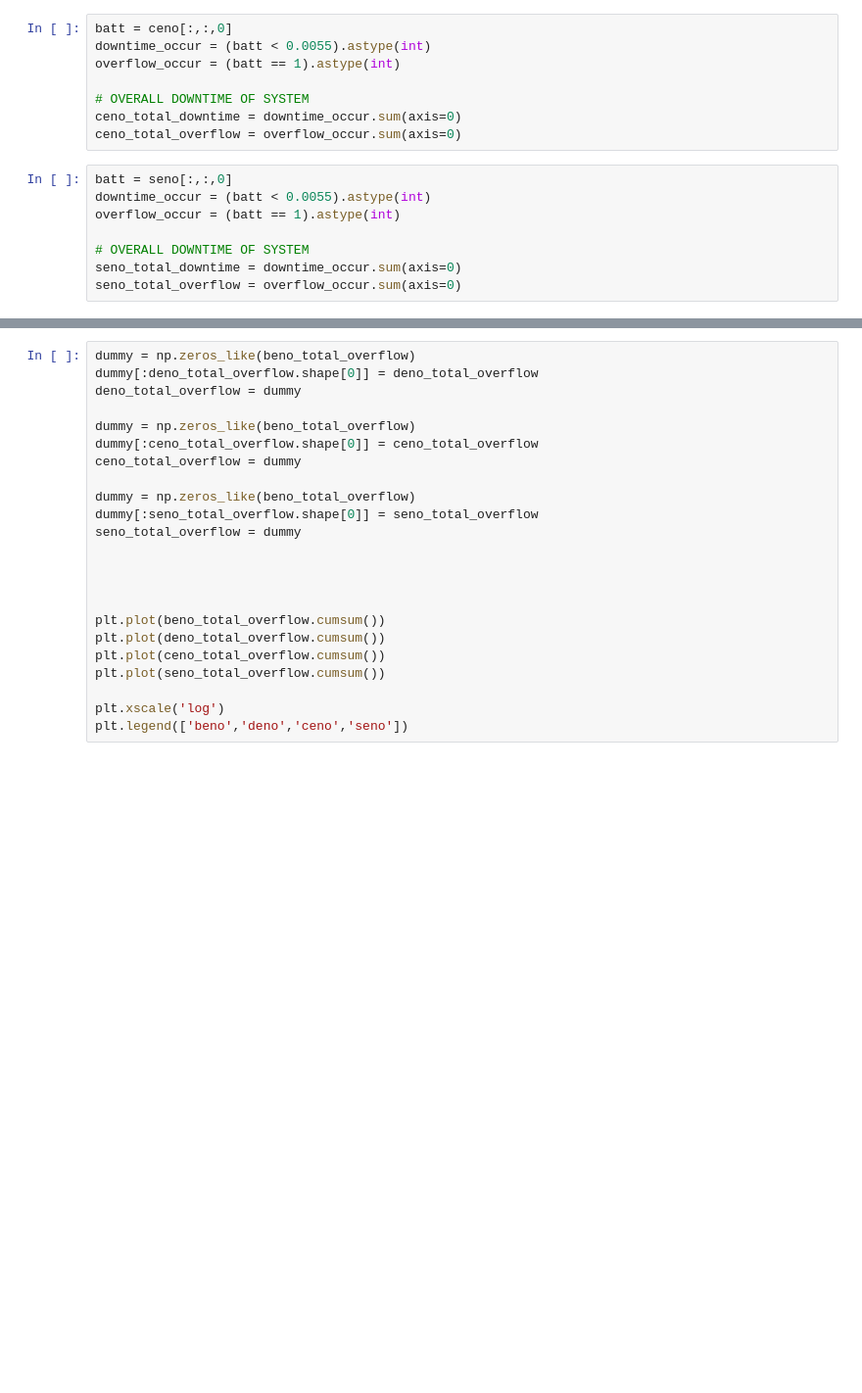
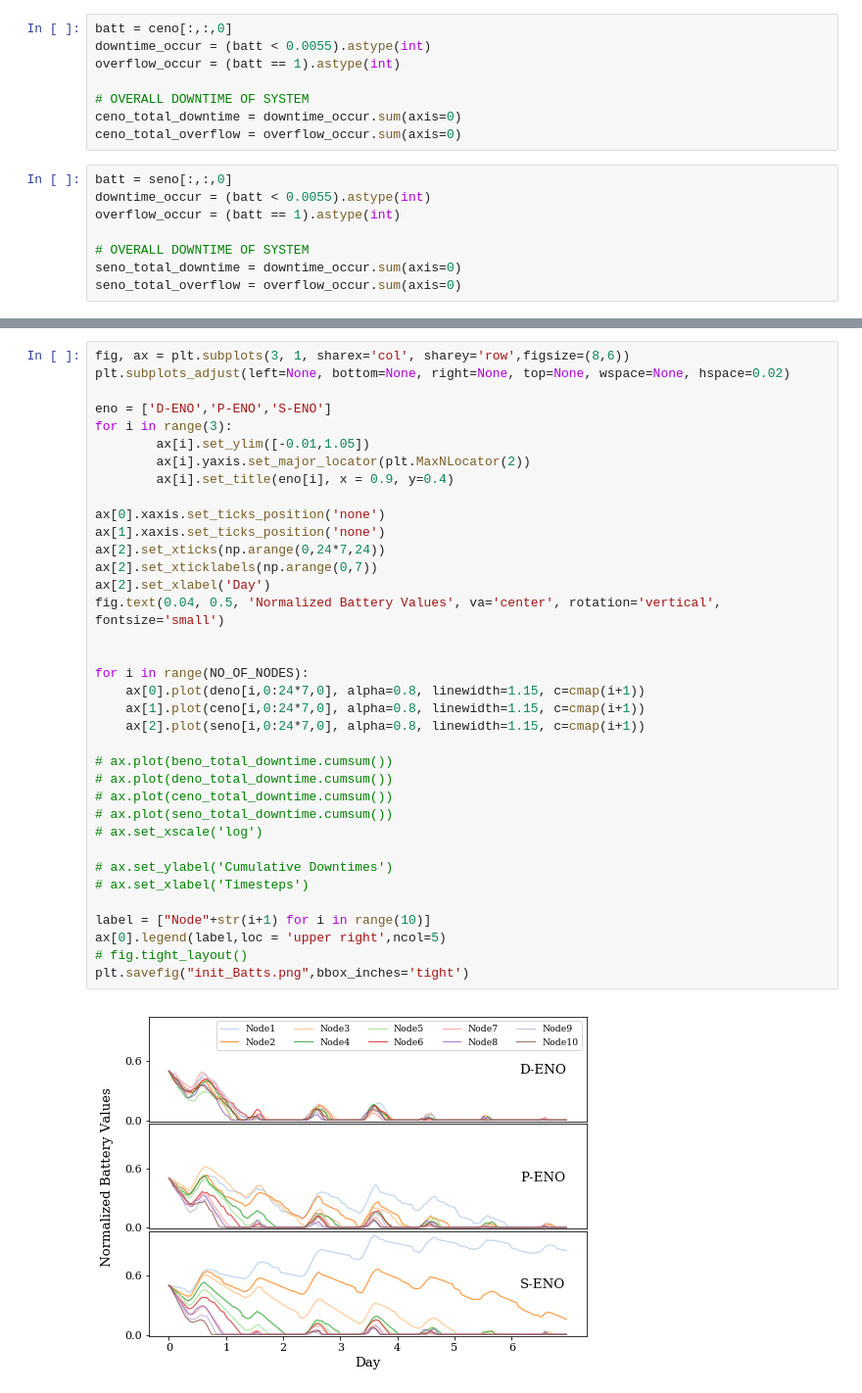
Before and after one commit to 5mali/acs-exp, a Jupyter notebook: artist.ipynb, the cells around one changed output, grey strips where cells are left out. Shown at 98% size. Drawn from its saved outputs; the diff is of its cells as text; blank space fills up the shorter version.

```diff
--- a/artist.ipynb
+++ b/artist.ipynb
@@ -81,23 +122,38 @@ plt.legend(['beno','deno','ceno','seno'])
-# %%
-dummy = np.zeros_like(beno_total_overflow)
-dummy[:deno_total_overflow.shape[0]] = deno_total_overflow
-deno_total_overflow = dummy
-
-dummy = np.zeros_like(beno_total_overflow)
-dummy[:ceno_total_overflow.shape[0]] = ceno_total_overflow
-ceno_total_overflow = dummy
-
-dummy = np.zeros_like(beno_total_overflow)
-dummy[:seno_total_overflow.shape[0]] = seno_total_overflow
-seno_total_overflow = dummy
-
-
-
-
-plt.plot(beno_total_overflow.cumsum())
-plt.plot(deno_total_overflow.cumsum())
-plt.plot(ceno_total_overflow.cumsum())
-plt.plot(seno_total_overflow.cumsum())
-
-plt.xscale('log')
-plt.legend(['beno','deno','ceno','seno'])
+# %%
+fig, ax = plt.subplots(3, 1, sharex='col', sharey='row',figsize=(8,6))
+plt.subplots_adjust(left=None, bottom=None, right=None, top=None, wspace=None, hspace=0.02)
+
+eno = ['D-ENO','P-ENO','S-ENO']
+for i in range(3):
+        ax[i].set_ylim([-0.01,1.05])
+        ax[i].yaxis.set_major_locator(plt.MaxNLocator(2))
+        ax[i].set_title(eno[i], x = 0.9, y=0.4)
+
+ax[0].xaxis.set_ticks_position('none')
+ax[1].xaxis.set_ticks_position('none')
+ax[2].set_xticks(np.arange(0,24*7,24))
+ax[2].set_xticklabels(np.arange(0,7))
+ax[2].set_xlabel('Day')
+fig.text(0.04, 0.5, 'Normalized Battery Values', va='center', rotation='vertical', fontsize='small')
+
+
+for i in range(NO_OF_NODES):
+    ax[0].plot(deno[i,0:24*7,0], alpha=0.8, linewidth=1.15, c=cmap(i+1))
+    ax[1].plot(ceno[i,0:24*7,0], alpha=0.8, linewidth=1.15, c=cmap(i+1))
+    ax[2].plot(seno[i,0:24*7,0], alpha=0.8, linewidth=1.15, c=cmap(i+1))
+
+# ax.plot(beno_total_downtime.cumsum())
+# ax.plot(deno_total_downtime.cumsum())
+# ax.plot(ceno_total_downtime.cumsum())
+# ax.plot(seno_total_downtime.cumsum())
+# ax.set_xscale('log')
+
+# ax.set_ylabel('Cumulative Downtimes')
+# ax.set_xlabel('Timesteps')
+
+label = ["Node"+str(i+1) for i in range(10)]
+ax[0].legend(label,loc = 'upper right',ncol=5)
+# fig.tight_layout()
+plt.savefig("init_Batts.png",bbox_inches='tight')
+# %% [output]
+[figure, added]
```
Also changed, not shown: parts of 16 cells of this notebook, 6 other files.
